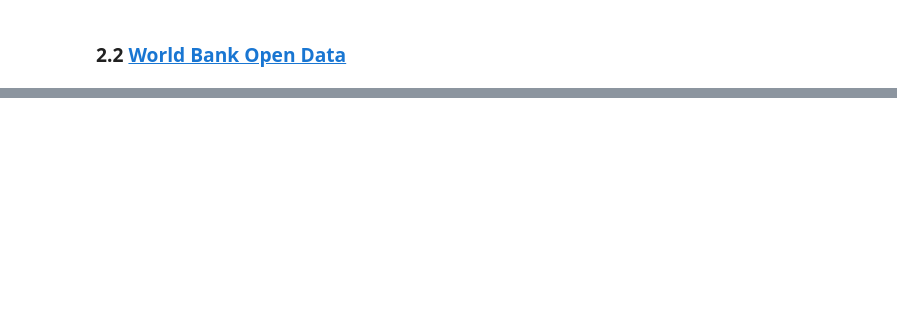
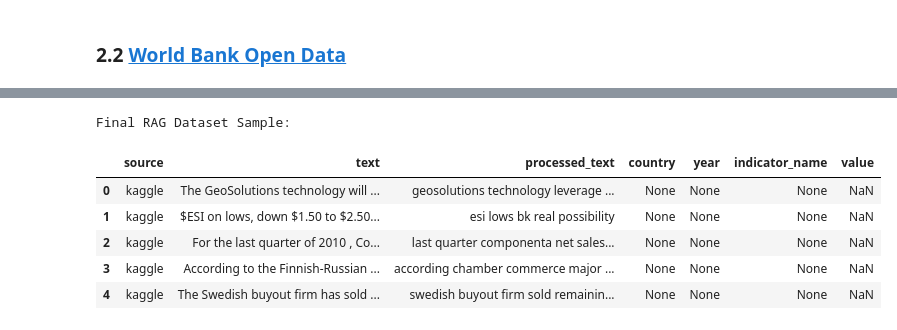
Before and after one commit to DavidF-22/ICS5111-MiningLargeScaleData_Project, a Jupyter notebook: RagAssignment.ipynb, the cells around one changed output, grey strips where cells are left out. Cells and saved outputs as stored; diff of their text form; code cells hidden in the pictures; blank space fills up the shorter version.

```diff
--- a/RagAssignment.ipynb
+++ b/RagAssignment.ipynb
@@ -82,0 +242,9 @@ dataset.to_csv(OUTPUT_PATH, index=False)
+# %%
+# read csv files back to verify
+kaggle_df = pd.read_csv(KAGGLE_OUTPUT_PATH)
+wb_df = pd.read_csv(WB_OUTPUT_PATH)
+
+print("Kaggle FSA Processed Data Sample:")
+display(kaggle_df.head())
+print("World Bank Economic Indicators Data Sample:")
+display(wb_df.head())
@@ -82,0 +290,33 @@ dataset.to_csv(OUTPUT_PATH, index=False)
+# %%
+# In order to keep metadata consistent across both datasets, we add empty columns to the Kaggle dataset
+kaggle_df["country"] = None
+kaggle_df["year"] = None
+kaggle_df["indicator_name"] = None
+kaggle_df["value"] = None
+
+# Final reordering of columns
+kaggle_df = kaggle_df[
+    ["source", "text", "processed_text", "country", "year", "indicator_name", "value"]
+]
+
+wb_data_df = wb_data_df[
+    ["source", "text", "processed_text", "country", "year", "indicator_name", "value"]
+]
+
+# Combine both datasets into final RAG dataset
+final_rag_dataset = pd.concat([kaggle_df, wb_data_df], ignore_index=True)
+
+print("Final RAG Dataset Sample:")
+display(final_rag_dataset.head())
+
+# Save final RAG dataset to CSV
+RAG_OUTPUT_PATH = DATA_OUTPUT_DIR / "final_rag_dataset.csv"
+final_rag_dataset.to_csv(RAG_OUTPUT_PATH, index=False)
+# %% [output]
+Final RAG Dataset Sample:
+|  | source | text | processed_text | country | year | indicator_name | value |
+| 0 | kaggle | The GeoSolutions technology will ... | geosolutions technology leverage ... | None | None | None | NaN |
+| 1 | kaggle | $ESI on lows, down $1.50 to $2.50... | esi lows bk real possibility | None | None | None | NaN |
+| 2 | kaggle | For the last quarter of 2010 , Co... | last quarter componenta net sales... | None | None | None | NaN |
+| 3 | kaggle | According to the Finnish-Russian ... | according chamber commerce major ... | None | None | None | NaN |
+| 4 | kaggle | The Swedish buyout firm has sold ... | swedish buyout firm sold remainin... | None | None | None | NaN |
```
Also changed, not shown: parts of 12 cells of this notebook, 4 other files.
